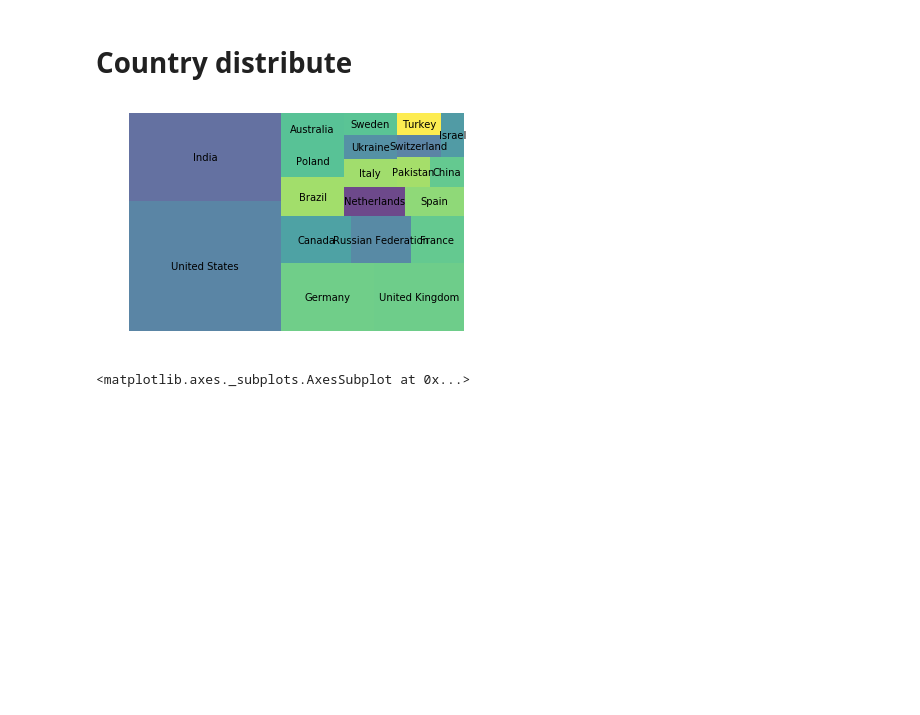
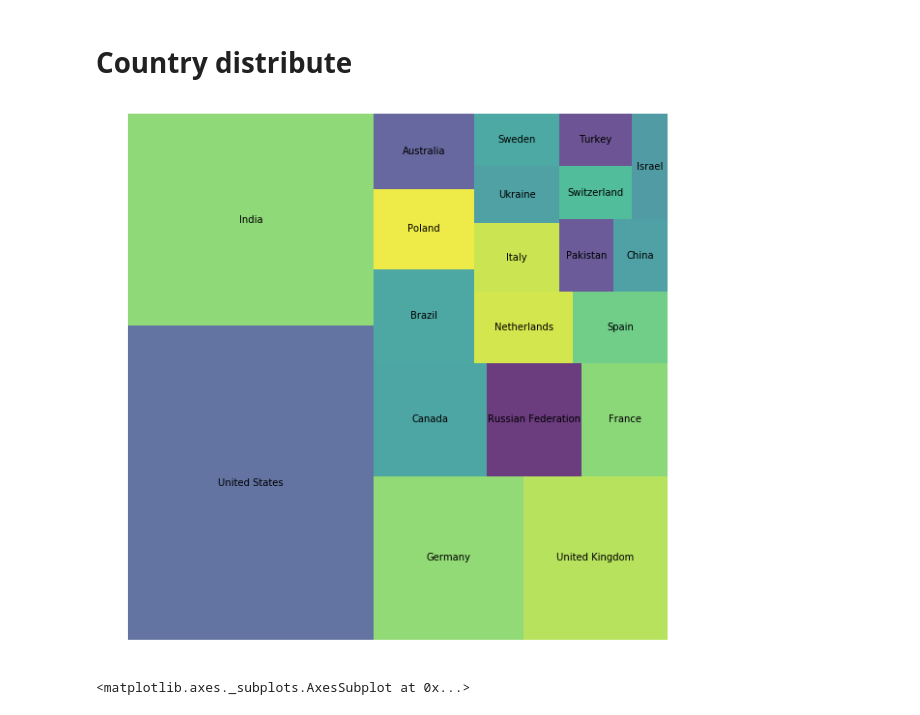
Before and after one commit to ckLXHL/stackoverflow, a Jupyter notebook: explore.ipynb, the cells around one changed output. Saved outputs shown, nothing was run; the diff lists cells and outputs as text; code cells hidden in the pictures; blank space fills up the shorter version.

```diff
--- a/explore.ipynb
+++ b/explore.ipynb
@@ -27,13 +27,13 @@ df.head()
 # %% [markdown]
 # Country distribute <a name="Country">
 # %%
-
+plt.figure(figsize=(10, 10))
 cc = df[df['Country'].notnull()].groupby("Country").count().sort_values('Respondent', ascending= False)
 squarify.plot(sizes=cc['Respondent'][:20], label = cc.index[:20], alpha=.8 )
 plt.axis('off')
 plt.show()
 # %% [output]
-[figure, old version]
+[figure, new version]
 # %%
 # Female to Male Ratio, best 20
 genderClean = df[df['Country'].notnull() & ((df['Gender'] == 'Male') | (df['Gender'] == 'Female'))]
```
Also changed, not shown: parts of 10 cells of this notebook, 3 other files.
